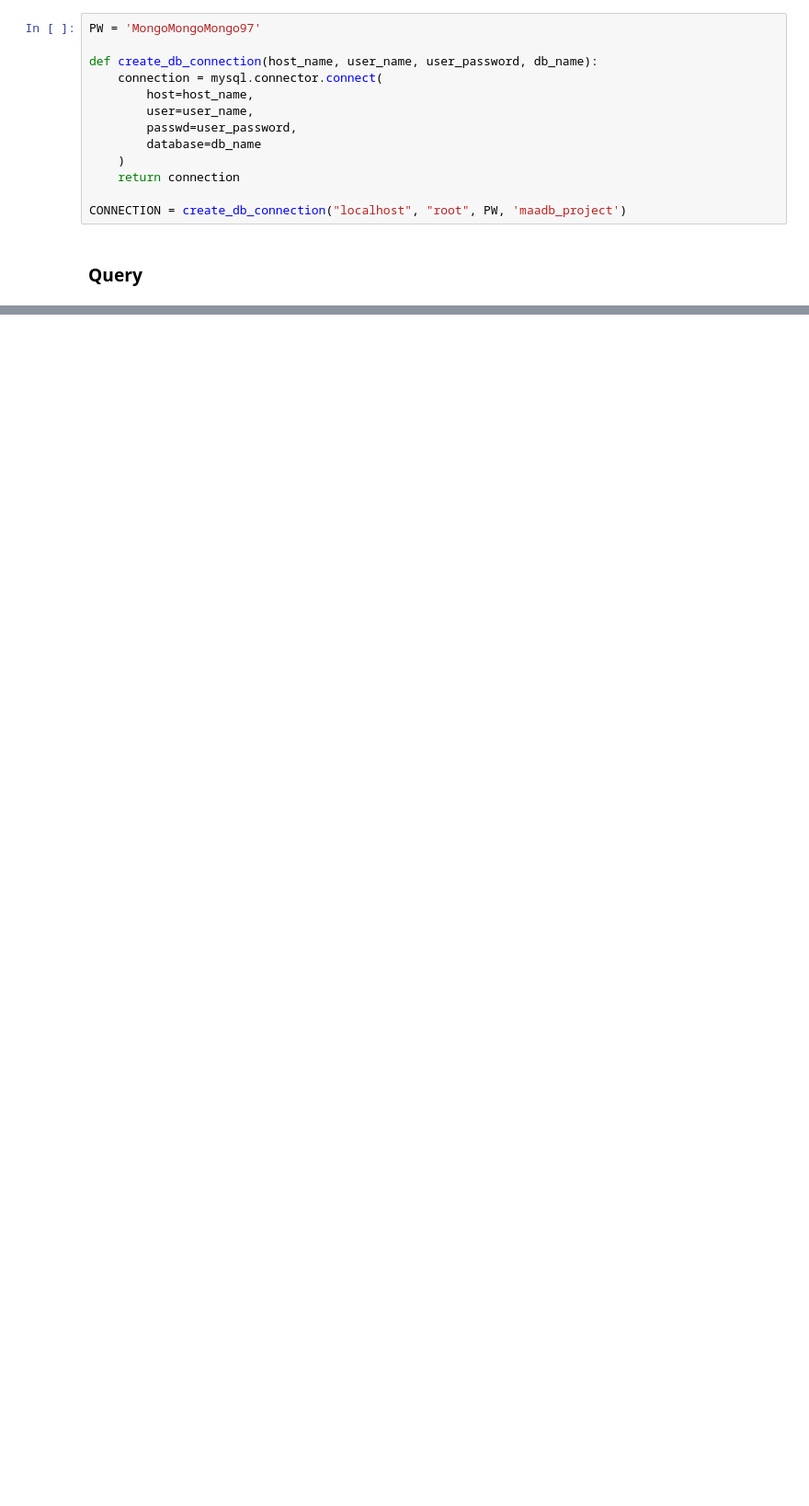
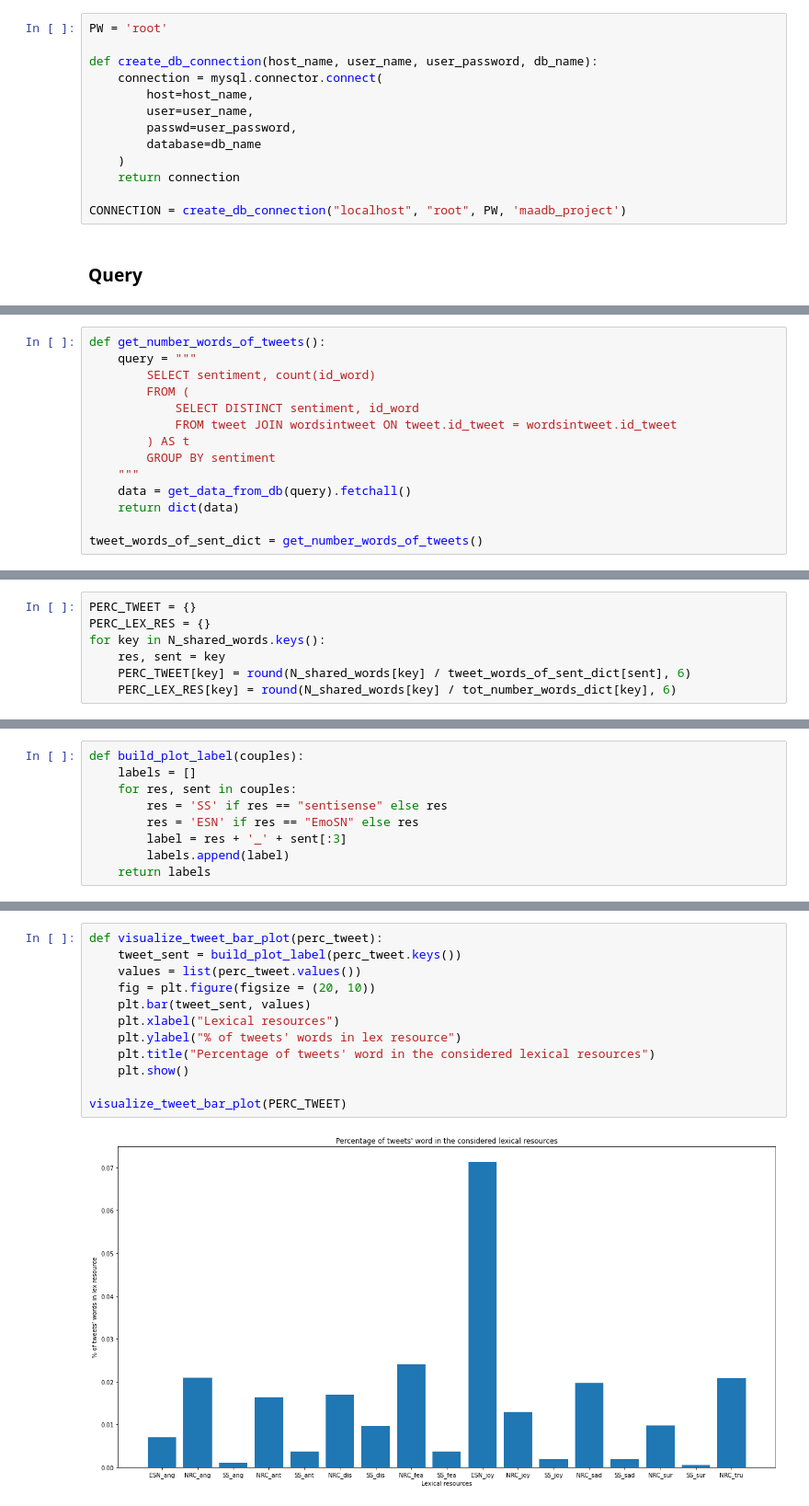
Before and after one commit to Fazzaa/tweet_analysis, a Jupyter notebook: graph.ipynb, the cells around one changed output, grey strips where cells are left out. Shown: that part at 92% size. Drawn from its saved outputs; the diff is of its cells as text; blank space fills up the shorter version.

```diff
--- a/graph.ipynb
+++ b/graph.ipynb
@@ -58,7 +58,7 @@ import mysql.connector
 # %% [markdown]
 ### Connection
 # %%
-PW = 'MongoMongoMongo97'
+PW = 'root'
 
 def create_db_connection(host_name, user_name, user_password, db_name):
 	connection = mysql.connector.connect(
@@ -170,0 +191,14 @@ generate_emojicloud(convert_from_list_to_dict(trust_tokens))
+# %%
+def get_number_words_of_tweets():
+    query = """
+        SELECT sentiment, count(id_word)
+        FROM (
+            SELECT DISTINCT sentiment, id_word
+            FROM tweet JOIN wordsintweet ON tweet.id_tweet = wordsintweet.id_tweet
+        ) AS t
+        GROUP BY sentiment
+    """
+    data = get_data_from_db(query).fetchall()
+    return dict(data)
+
+tweet_words_of_sent_dict = get_number_words_of_tweets()
@@ -170,0 +207,7 @@ generate_emojicloud(convert_from_list_to_dict(trust_tokens))
+# %%
+PERC_TWEET = {}
+PERC_LEX_RES = {}
+for key in N_shared_words.keys():
+    res, sent = key
+    PERC_TWEET[key] = round(N_shared_words[key] / tweet_words_of_sent_dict[sent], 6)
+    PERC_LEX_RES[key] = round(N_shared_words[key] / tot_number_words_dict[key], 6)
@@ -170,0 +216,9 @@ generate_emojicloud(convert_from_list_to_dict(trust_tokens))
+# %%
+def build_plot_label(couples):
+    labels = []
+    for res, sent in couples:
+        res = 'SS' if res == "sentisense" else res
+        res = 'ESN' if res == "EmoSN" else res
+        label = res + '_' + sent[:3]
+        labels.append(label)
+    return labels
@@ -170,0 +227,14 @@ generate_emojicloud(convert_from_list_to_dict(trust_tokens))
+# %%
+def visualize_tweet_bar_plot(perc_tweet):
+    tweet_sent = build_plot_label(perc_tweet.keys())
+    values = list(perc_tweet.values())
+    fig = plt.figure(figsize = (20, 10))
+    plt.bar(tweet_sent, values)
+    plt.xlabel("Lexical resources")
+    plt.ylabel("% of tweets' words in lex resource")
+    plt.title("Percentage of tweets' word in the considered lexical resources")
+    plt.show()
+
+visualize_tweet_bar_plot(PERC_TWEET)
+# %% [output]
+[figure, added]
```
Also changed, not shown: parts of 22 cells of this notebook.
